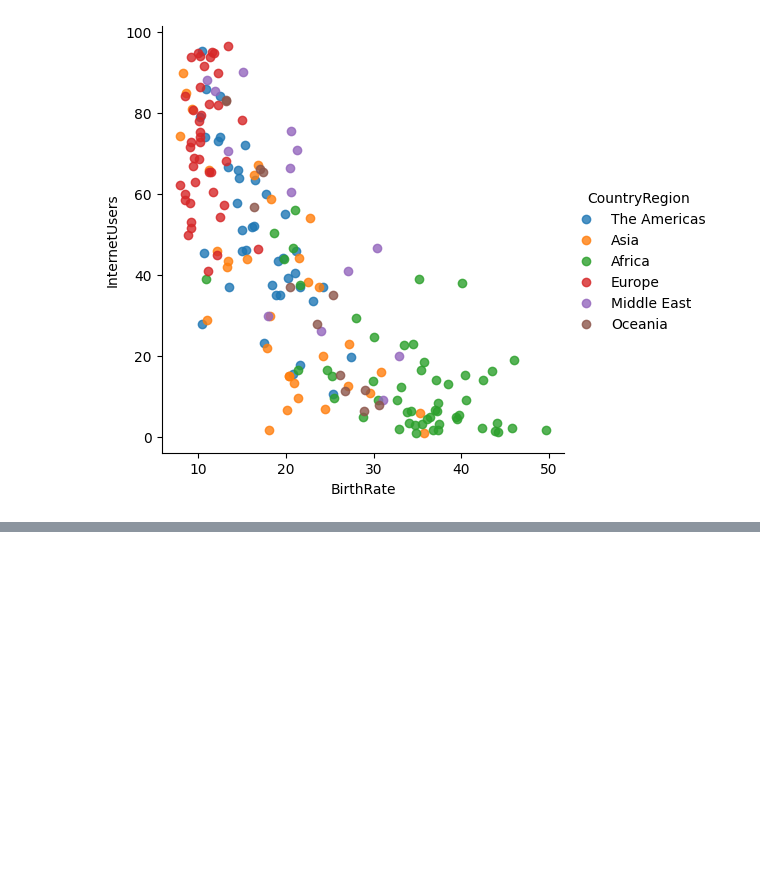
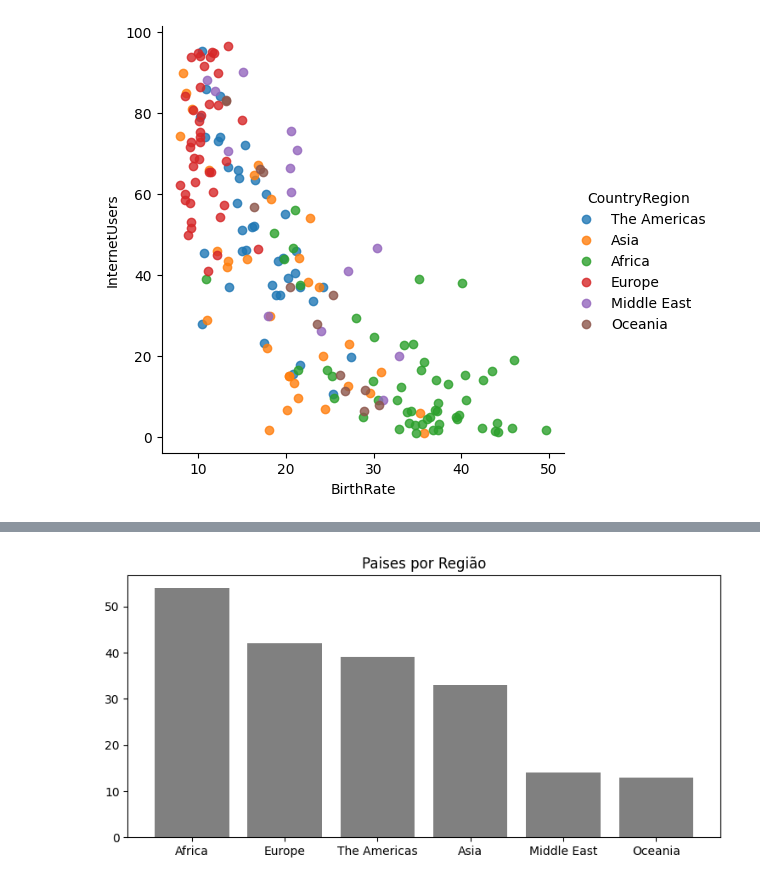
Before and after one commit to Gcango/Expectativa_de_Vida_e_Taxa_de_Fertilidade, a Jupyter notebook: Analise_Expec_Fertilidade.ipynb, the cells around one changed output, grey strips where cells are left out. Drawn from its saved outputs; the diff is of its cells as text; code cells hidden in the pictures; blank space fills up the shorter version.

```diff
--- a/Analise_Expec_Fertilidade.ipynb
+++ b/Analise_Expec_Fertilidade.ipynb
@@ -151,0 +175,3 @@ vis2 = sns.lmplot(data = dados_unif, x = 'BirthRate', y = 'InternetUsers', fit_r
+# %%
+vis3 = dados_unif['CountryRegion'].value_counts()
+vis3
@@ -151,0 +186,8 @@ vis2 = sns.lmplot(data = dados_unif, x = 'BirthRate', y = 'InternetUsers', fit_r
+# %%
+plt.figure(figsize=(9,4))
+plt.bar(vis3.index, vis3.values, color='grey')
+#plt.xticks(rotation=90)
+plt.title('Paises por Região')
+plt.show()
+# %% [output]
+[figure, added]
```
Also changed, not shown: parts of 25 cells of this notebook.
